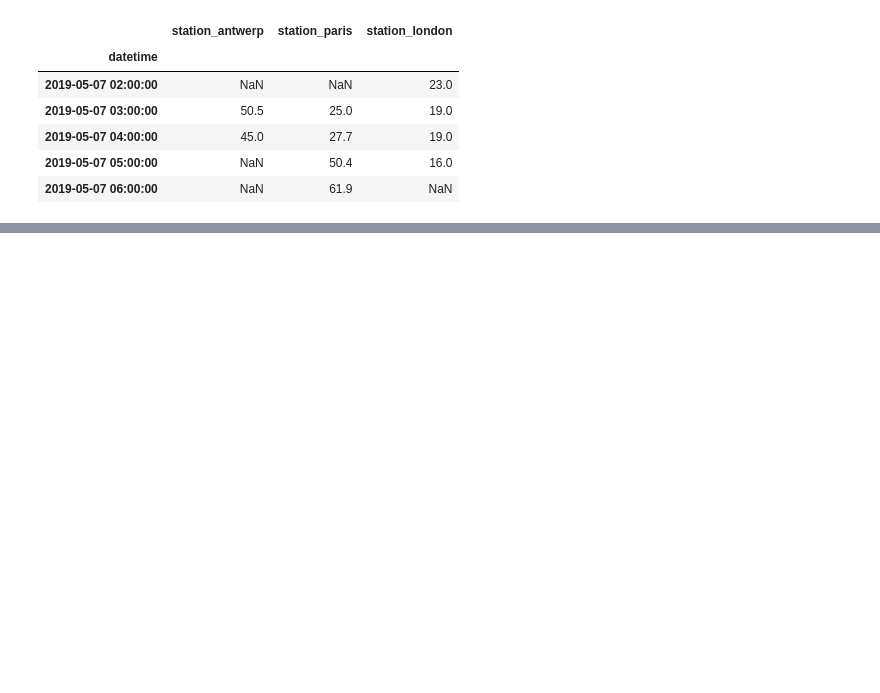
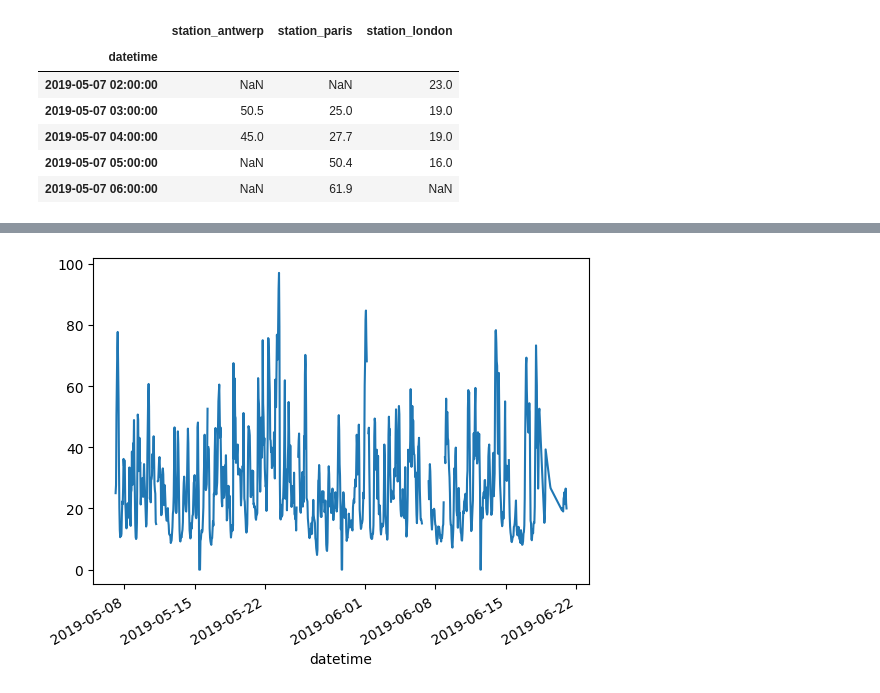
Before and after one commit to zhaoshouhang/pandas_learn, a Jupyter notebook: start04.ipynb, the cells around one changed output, grey strips where cells are left out. Cells and saved outputs as stored; diff of their text form; code cells hidden in the pictures; blank space fills up the shorter version.

```diff
--- a/start04.ipynb
+++ b/start04.ipynb
@@ -15,0 +34,5 @@ air_quality.head()
+# %%
+air_quality["station_paris"].plot()
+plt.show()
+# %% [output]
+[figure, added]
```
Also changed, not shown: parts of 8 cells of this notebook, 7 other files.
